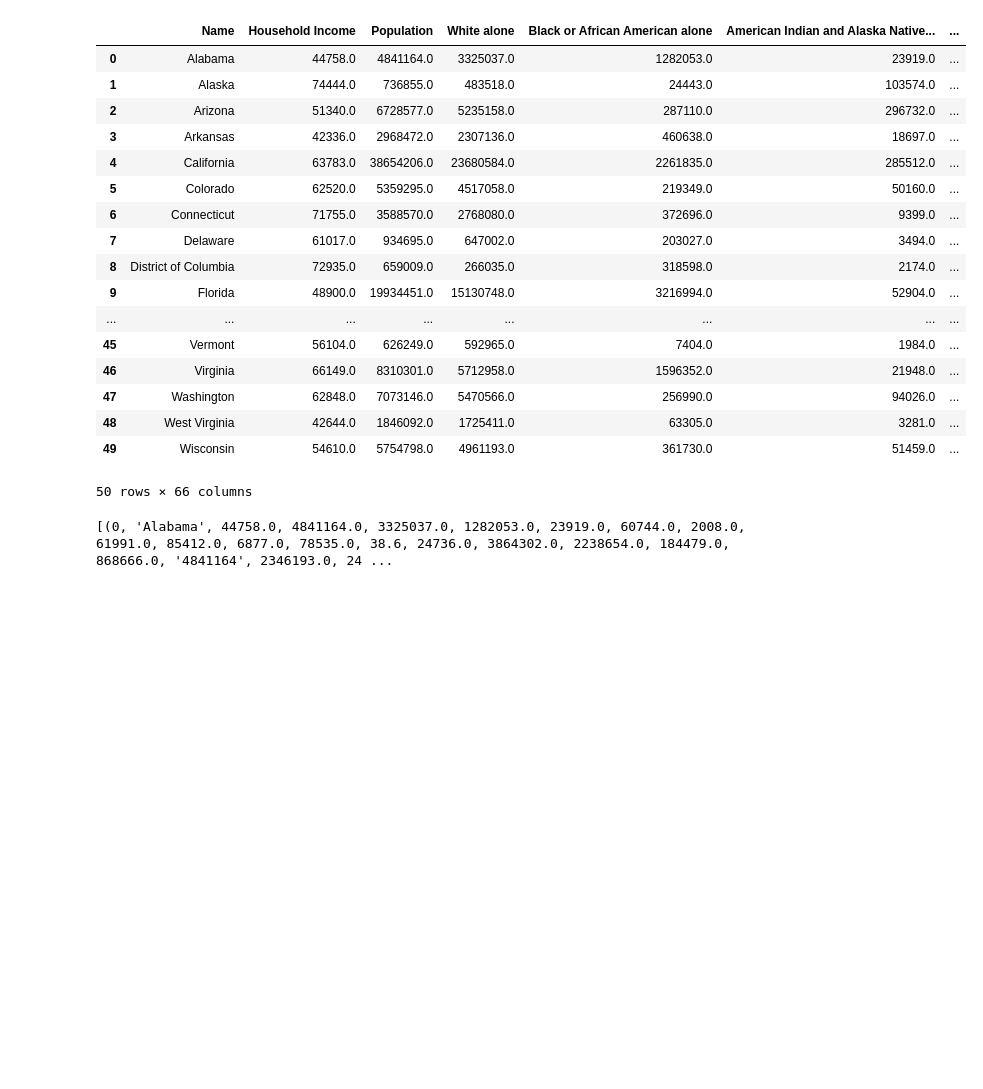
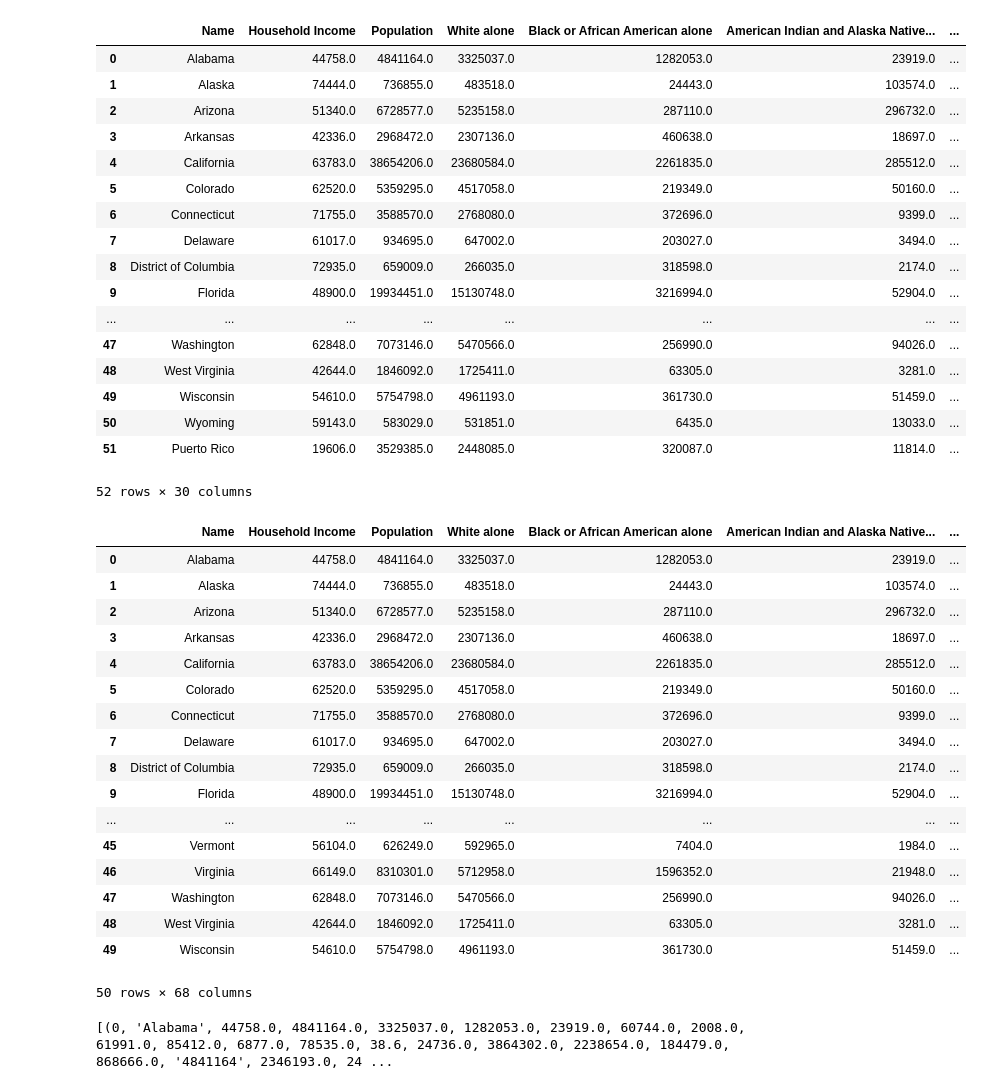
Before and after one commit to janejanejam/database-dragons, a Jupyter notebook: PS_Project_2/Census_Query.ipynb, the cells around one changed output. Saved outputs shown, nothing was run; the diff lists cells and outputs as text; code cells hidden in the pictures; blank space fills up the shorter version.

```diff
--- a/PS_Project_2/Census_Query.ipynb
+++ b/PS_Project_2/Census_Query.ipynb
@@ -66,7 +66,7 @@ census_pd = census_pd.rename(columns={"B01003_001E": "Population",
                                       "B01001_023E": "Male 75-79",
                                       "B01001_024E": "Male 80-84",
                                       "B01001_025E": "Male 85 and up",
-                                      "B01001_031E": "Male 18-19",
+                                      "B01001_031E": "Female 18-19",
                                       "B01001_032E": "Female 20",
                                       "B01001_033E": "Female 21",
                                       "B01001_034E": "Female 22-24",
@@ -95,8 +95,79 @@ census_pd["Poverty Rate"] = 100 * \
         int) / census_pd["Population"].astype(int)
 
 census_pd["Unemployement Rate"] = 100 * census_pd["Civilian labor force Unemployed"].astype(int) / census_pd["Total employable population, over 16"].astype(int)
-census_pd["Percent Non-Citizen"] = 100 * census_pd["Non Citizen"] / census_pd["Citizenship population count citizen and non-citizen"]
-census_pd["% Citizenship"] = 100 - census_pd["Percent Non-Citizen"]
+census_pd["% Non-Citizen"] = 100 * census_pd["Non Citizen"] / census_pd["Citizenship population count citizen and non-citizen"]
+census_pd["% Citizen"] = 100 - census_pd["Percent Non-Citizen"]
+
+# Calculate total female voting population
+census_pd["Female Voting population - 18&up"] = census_pd["Female 18-19"] + census_pd["Female 20"] + census_pd["Female 21"] + census_pd["Female 22-24"] + census_pd["Female 25-29"] + census_pd["Female 30-34"] \
++ census_pd["Female 30-34"] + census_pd["Female 35-39"] + census_pd["Female 40-44"] + census_pd["Female 45-49"] + census_pd["Female 50-54"] + census_pd["Female 55-59"] \
++ census_pd["Female 60-61"] + census_pd["Female 62-64"] + census_pd["Female 65-66"] +census_pd["Female 67-69"] +census_pd["Female 70-74"] + census_pd["Female 75-79"] \
++ census_pd["Female 80-84"] + census_pd["Female 85 and up"]
+
+# Calculate total male voting population
+census_pd["Male Voting population - 18&up"] = census_pd["Male 18-19"] + census_pd["Male 20"] + census_pd["Male 21"] + census_pd["Male 22-24"] + census_pd["Male 25-29"] + census_pd["Male 30-34"] \
++ census_pd["Male 30-34"] + census_pd["Male 35-39"] + census_pd["Male 40-44"] + census_pd["Male 45-49"] + census_pd["Male 50-54"] + census_pd["Male 55-59"] \
++ census_pd["Male 60-61"] + census_pd["Male 62-64"] + census_pd["Male 65-66"] +census_pd["Male 67-69"] +census_pd["Male 70-74"] + census_pd["Male 75-79"] \
++ census_pd["Male 80-84"] + census_pd["Male 85 and up"]
+# %%
+#Drop unneeded dataframe columns.  Only want total age by voting group
+census_pd.drop(columns=["Female 18-19",
+                                      "Female 20",
+                                      "Female 21",
+                                      "Female 22-24",
+                                      "Female 25-29",
+                                      "Female 30-34",
+                                      "Female 35-39",
+                                      "Female 40-44",
+                                      "Female 45-49",
+                                      "Female 50-54",
+                                      "Female 55-59",
+                                      "Female 60-61",
+                                      "Female 62-64",
+                                      "Female 65-66",
+                                      "Female 67-69",
+                                      "Female 70-74",
+                                      "Female 75-79",
+                                      "Female 80-84",
+                                      "Female 85 and up",
+                                      "Male 18-19",
+                                      "Male 20",
+                                      "Male 21",
+                                      "Male 22-24",
+                                      "Male 25-29",
+                                      "Male 30-34",
+                                      "Male 35-39",
+                                      "Male 40-44",
+                                      "Male 45-49",
+                                      "Male 50-54",
+                                      "Male 55-59",
+                                      "Male 60-61",
+                                      "Male 62-64",
+                                      "Male 65-66",
+                                      "Male 67-69",
+                                      "Male 70-74",
+                                      "Male 75-79",
+                                      "Male 80-84",
+                                      "Male 85 and up"] )
+# %% [output]
+|  | Name | Household Income | Population | White alone | Black or African American alone | American Indian and Alaska Native... | ... |
+| 0 | Alabama | 44758.0 | 4841164.0 | 3325037.0 | 1282053.0 | 23919.0 | ... |
+| 1 | Alaska | 74444.0 | 736855.0 | 483518.0 | 24443.0 | 103574.0 | ... |
+| 2 | Arizona | 51340.0 | 6728577.0 | 5235158.0 | 287110.0 | 296732.0 | ... |
+| 3 | Arkansas | 42336.0 | 2968472.0 | 2307136.0 | 460638.0 | 18697.0 | ... |
+| 4 | California | 63783.0 | 38654206.0 | 23680584.0 | 2261835.0 | 285512.0 | ... |
+| 5 | Colorado | 62520.0 | 5359295.0 | 4517058.0 | 219349.0 | 50160.0 | ... |
+| 6 | Connecticut | 71755.0 | 3588570.0 | 2768080.0 | 372696.0 | 9399.0 | ... |
+| 7 | Delaware | 61017.0 | 934695.0 | 647002.0 | 203027.0 | 3494.0 | ... |
+| 8 | District of Columbia | 72935.0 | 659009.0 | 266035.0 | 318598.0 | 2174.0 | ... |
+| 9 | Florida | 48900.0 | 19934451.0 | 15130748.0 | 3216994.0 | 52904.0 | ... |
+| ... | ... | ... | ... | ... | ... | ... | ... |
+| 47 | Washington | 62848.0 | 7073146.0 | 5470566.0 | 256990.0 | 94026.0 | ... |
+| 48 | West Virginia | 42644.0 | 1846092.0 | 1725411.0 | 63305.0 | 3281.0 | ... |
+| 49 | Wisconsin | 54610.0 | 5754798.0 | 4961193.0 | 361730.0 | 51459.0 | ... |
+| 50 | Wyoming | 59143.0 | 583029.0 | 531851.0 | 6435.0 | 13033.0 | ... |
+| 51 | Puerto Rico | 19606.0 | 3529385.0 | 2448085.0 | 320087.0 | 11814.0 | ... |
+52 rows × 30 columns
 # %%
 # View results for each state
 census_pd.head(50)
@@ -118,7 +189,7 @@ census_pd.head(50)
 | 47 | Washington | 62848.0 | 7073146.0 | 5470566.0 | 256990.0 | 94026.0 | ... |
 | 48 | West Virginia | 42644.0 | 1846092.0 | 1725411.0 | 63305.0 | 3281.0 | ... |
 | 49 | Wisconsin | 54610.0 | 5754798.0 | 4961193.0 | 361730.0 | 51459.0 | ... |
-50 rows × 66 columns
+50 rows × 68 columns
 # %%
 #  Export dataframe to sql database.  Also print out to view all data and db.
 
```
Also changed, not shown: parts of 2 cells of this notebook, 3 other files.
